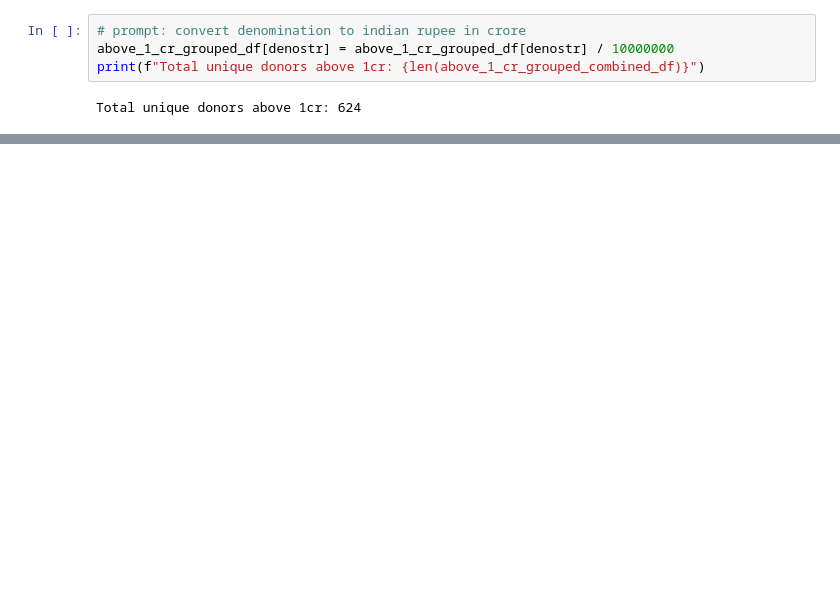
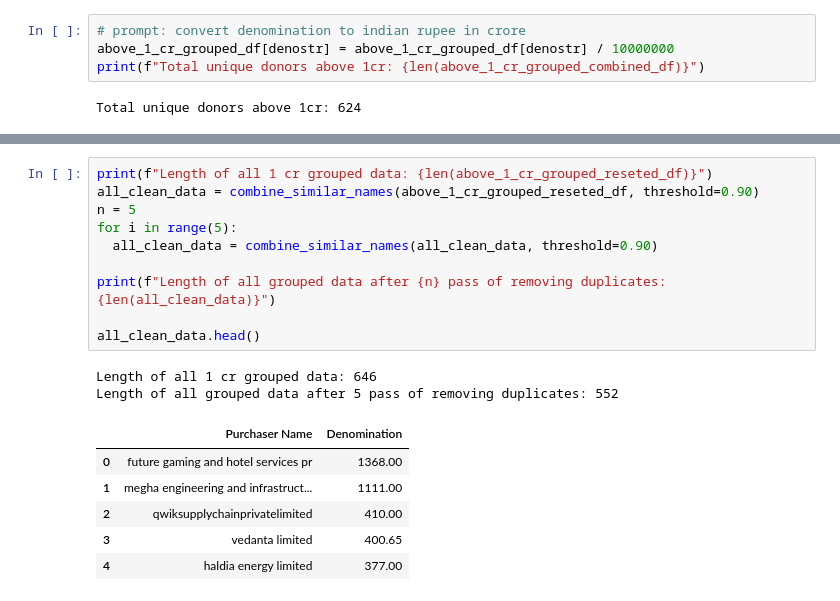
Before and after one commit to neerajgoyal12/electoral_bonds, a Jupyter notebook: notebook.ipynb, the cells around one changed output, grey strips where cells are left out. Cells and saved outputs as stored; diff of their text form; blank space fills up the shorter version.

```diff
--- a/notebook.ipynb
+++ b/notebook.ipynb
@@ -278,0 +264,19 @@ plt.show()
+# %%
+print(f"Length of all 1 cr grouped data: {len(above_1_cr_grouped_reseted_df)}")
+all_clean_data = combine_similar_names(above_1_cr_grouped_reseted_df, threshold=0.90)
+n = 5
+for i in range(5):
+  all_clean_data = combine_similar_names(all_clean_data, threshold=0.90)
+
+print(f"Length of all grouped data after {n} pass of removing duplicates: {len(all_clean_data)}")
+
+all_clean_data.head()
+# %% [output]
+Length of all 1 cr grouped data: 646
+Length of all grouped data after 5 pass of removing duplicates: 552
+|  | Purchaser Name | Denomination |
+| 0 | future gaming and hotel services pr | 1368.00 |
+| 1 | megha engineering and infrastruct... | 1111.00 |
+| 2 | qwiksupplychainprivatelimited | 410.00 |
+| 3 | vedanta limited | 400.65 |
+| 4 | haldia energy limited | 377.00 |
```
Also changed, not shown: parts of 13 cells of this notebook.
